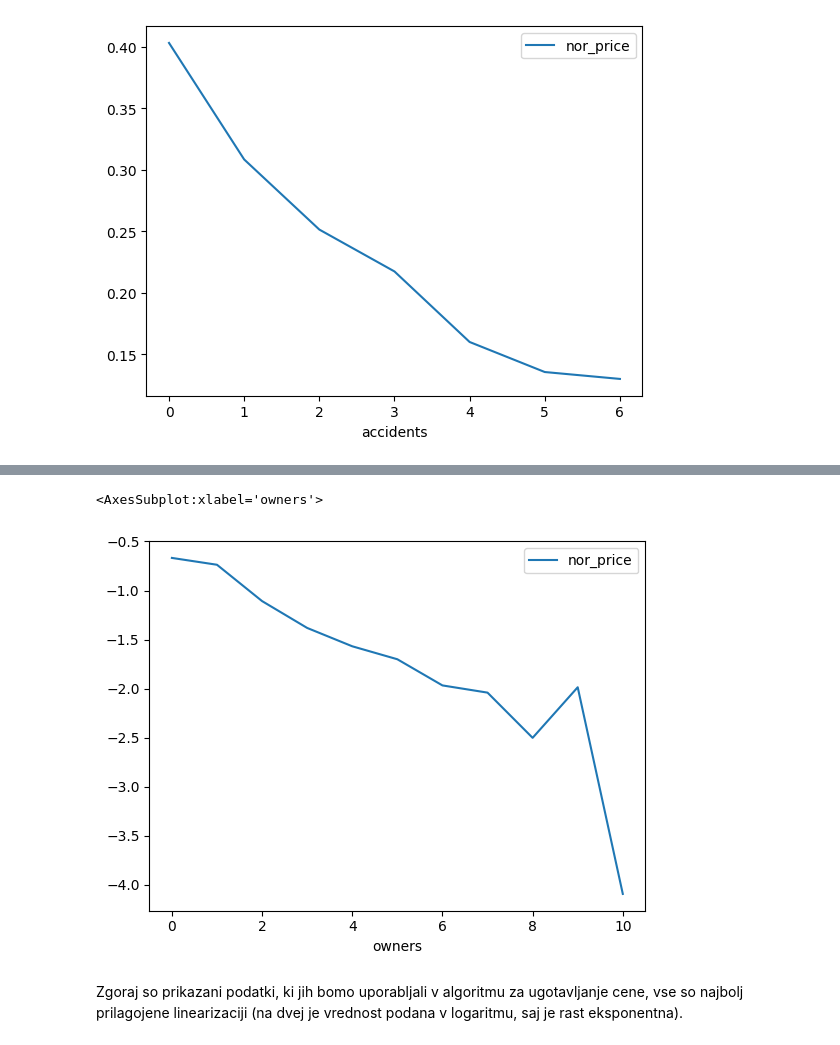
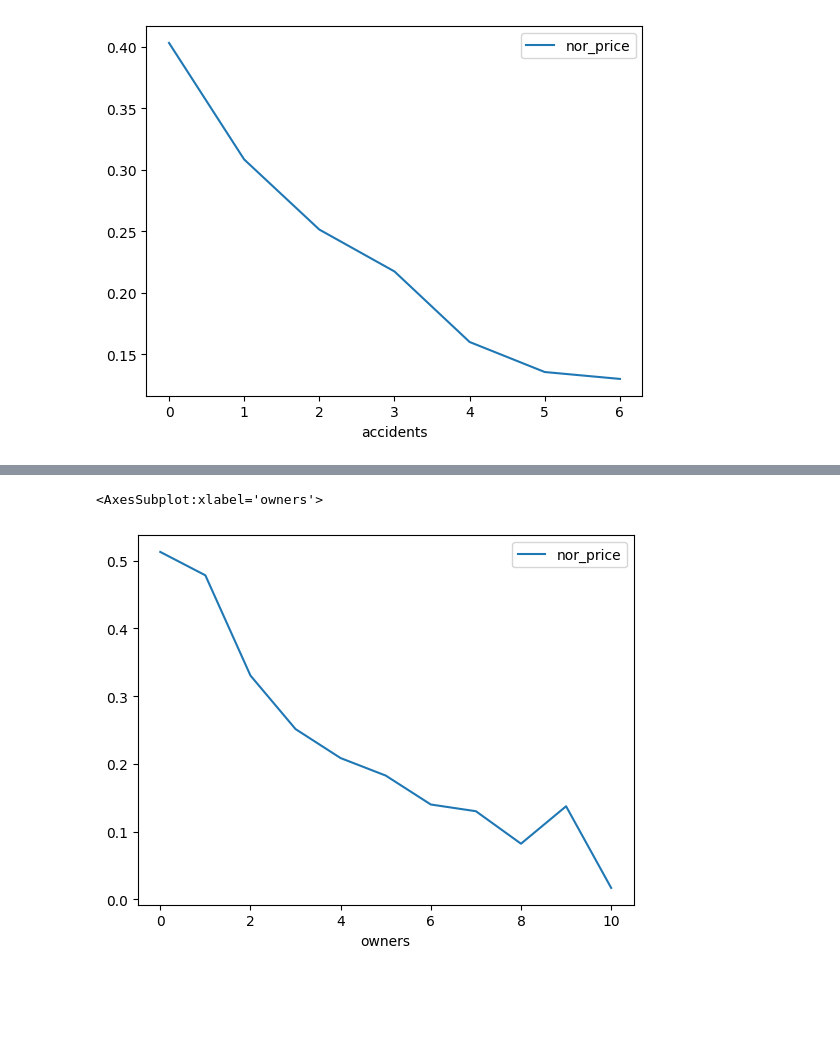
Before and after one commit to gzmazek/Analiza-prodaje-avtomobilov, a Jupyter notebook: analiza-avtomobilov.ipynb, the cells around one changed output, grey strips where cells are left out. Cells and saved outputs as stored; diff of their text form; code cells hidden in the pictures; blank space fills up the shorter version.

```diff
--- a/analiza-avtomobilov.ipynb
+++ b/analiza-avtomobilov.ipynb
@@ -107,7 +117,5 @@ cars_useful_info[["age", "nor_price"]].groupby("age").mean().apply(np.log).plot(
 # %%
-cars_useful_info[["owners", "nor_price"]].groupby("owners").mean().apply(np.log).plot()
+cars_useful_info[["owners", "nor_price"]].groupby("owners").mean().plot()
 # %% [output]
 <AxesSubplot:xlabel='owners'>
-[figure, old version]
+[figure, new version]
-# %% [markdown]
-Zgoraj so prikazani podatki, ki jih bomo uporabljali v algoritmu za ugotavljanje cene, vse so najbolj prilagojene linearizaciji (na dvej je vrednost podana v logaritmu, saj je rast eksponentna).
```
Also changed, not shown: parts of 14 cells of this notebook, 1 other file.
